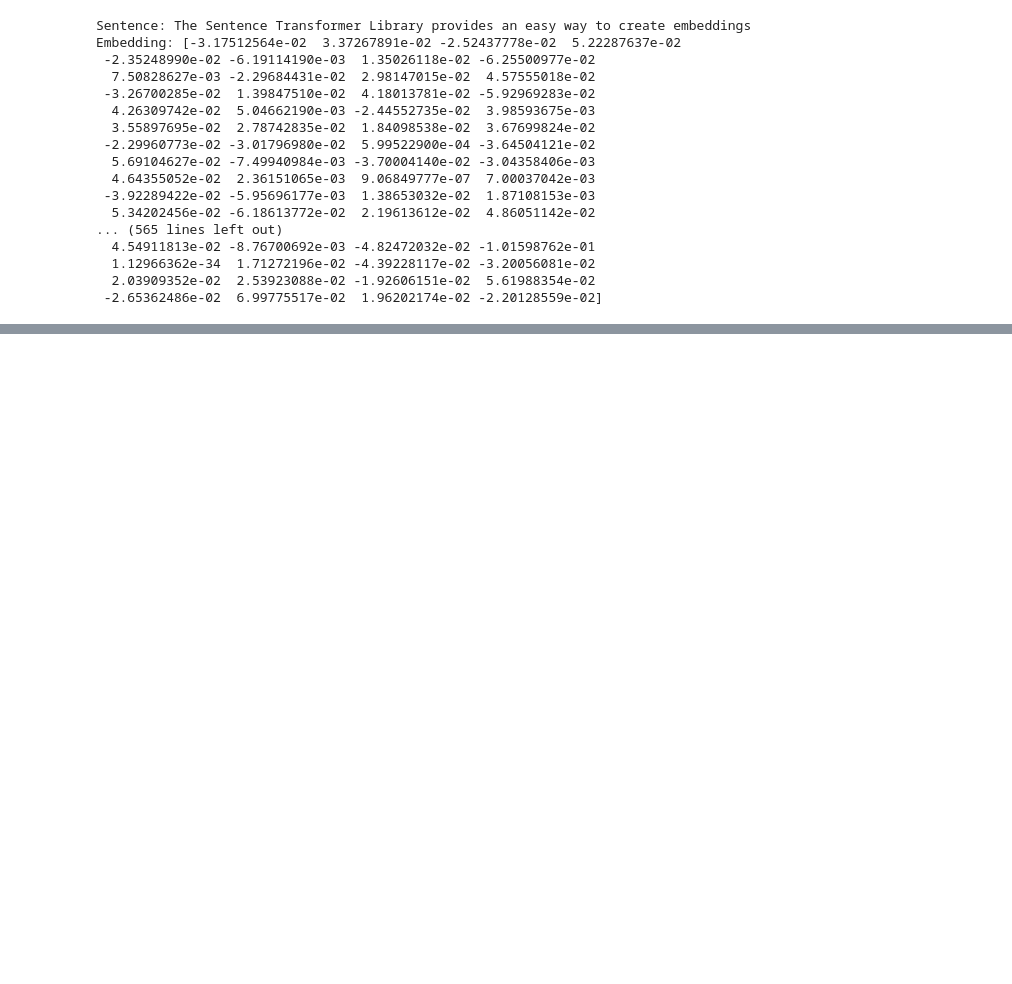
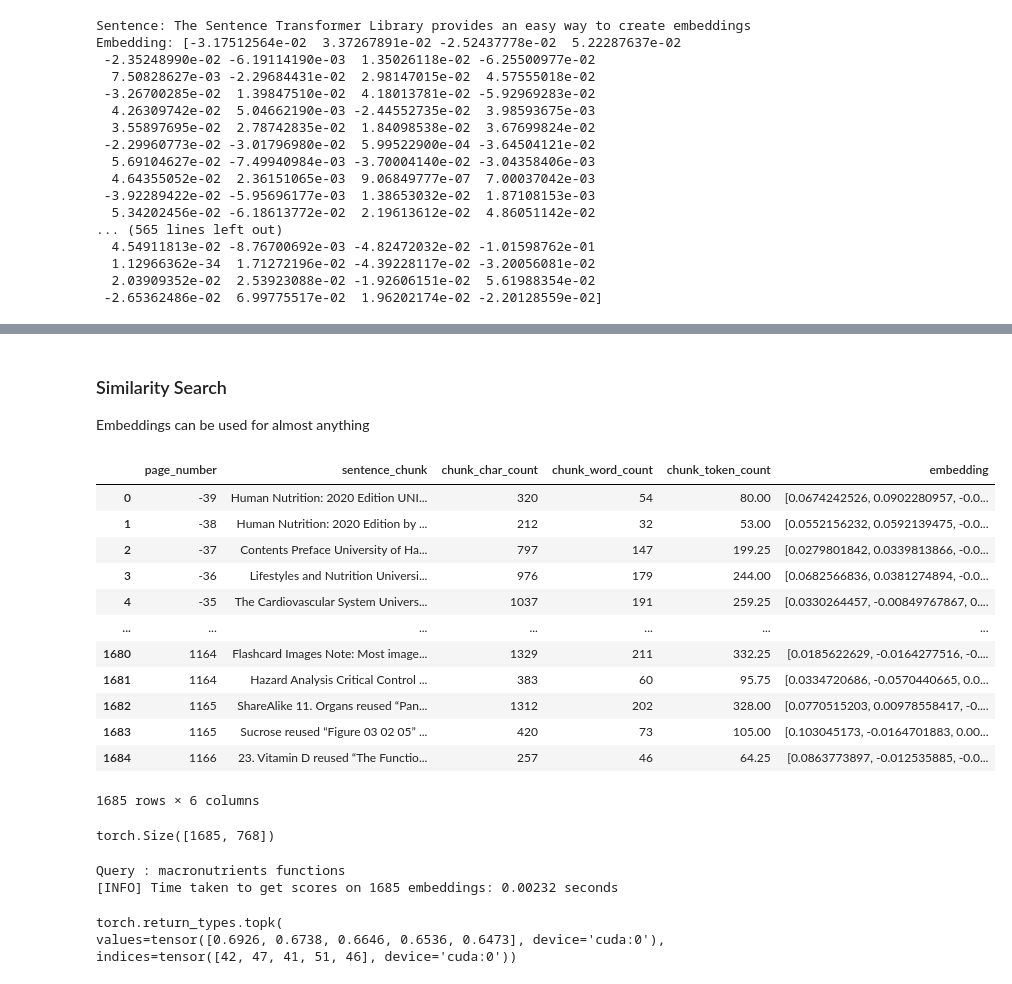
Before and after one commit to Monish-KS/RAG_Implementation, a Jupyter notebook: 00-simple-local-rag-self.ipynb, the cells around one changed output, grey strips where cells are left out. Saved outputs shown, nothing was run; the diff lists cells and outputs as text; code cells hidden in the pictures; blank space fills up the shorter version.

```diff
--- a/00-simple-local-rag-self.ipynb
+++ b/00-simple-local-rag-self.ipynb
@@ -272,3 +272,42 @@ embeddings_df_save_path = "text_chunk_and_embeddings_df.csv"
 text_chunks_and_embeddings_df.to_csv(embeddings_df_save_path, index=False)
 # %%
 text_chunks_and_embeddings_df_load = pd.read_csv("text_chunk_and_embeddings_df.csv")
+# %% [markdown]
+### Similarity Search
+
+Embeddings can be used for almost anything
+# %%
+import random
+import torch
+import numpy as np
+import pandas as pd
+
+device = "cuda" if torch.cuda.is_available() else 'cpu'
+
+text_chunks_and_embeddings_df = pd.read_csv("text_chunk_and_embeddings_df.csv")
+
+text_chunks_and_embeddings_df["embedding"] = text_chunks_and_embeddings_df["embedding"].apply(lambda x:np.fromstring(x.strip("[]") , sep=" "))
+
+embeddings = torch.tensor(np.stack(text_chunks_and_embeddings_df["embedding"].tolist(), axis=0), dtype=torch.float32).to(device)
+
+pages_and_chunks = text_chunks_and_embeddings_df.to_dict(orient="records")
+
+text_chunks_and_embeddings_df
+# %% [output]
+|  | page_number | sentence_chunk | chunk_char_count | chunk_word_count | chunk_token_count | embedding |
+| 0 | -39 | Human Nutrition: 2020 Edition UNI... | 320 | 54 | 80.00 | [0.0674242526, 0.0902280957, -0.0... |
+| 1 | -38 | Human Nutrition: 2020 Edition by ... | 212 | 32 | 53.00 | [0.0552156232, 0.0592139475, -0.0... |
+| 2 | -37 | Contents Preface University of Ha... | 797 | 147 | 199.25 | [0.0279801842, 0.0339813866, -0.0... |
+| 3 | -36 | Lifestyles and Nutrition Universi... | 976 | 179 | 244.00 | [0.0682566836, 0.0381274894, -0.0... |
+| 4 | -35 | The Cardiovascular System Univers... | 1037 | 191 | 259.25 | [0.0330264457, -0.00849767867, 0.... |
+| ... | ... | ... | ... | ... | ... | ... |
+| 1680 | 1164 | Flashcard Images Note: Most image... | 1329 | 211 | 332.25 | [0.0185622629, -0.0164277516, -0.... |
+| 1681 | 1164 | Hazard Analysis Critical Control ... | 383 | 60 | 95.75 | [0.0334720686, -0.0570440665, 0.0... |
+| 1682 | 1165 | ShareAlike 11. Organs reused “Pan... | 1312 | 202 | 328.00 | [0.0770515203, 0.00978558417, -0.... |
+| 1683 | 1165 | Sucrose reused “Figure 03 02 05” ... | 420 | 73 | 105.00 | [0.103045173, -0.0164701883, 0.00... |
+| 1684 | 1166 | 23. Vitamin D reused “The Functio... | 257 | 46 | 64.25 | [0.0863773897, -0.012535885, -0.0... |
+1685 rows × 6 columns
+# %%
+embeddings.shape
+# %% [output]
+torch.Size([1685, 768])
@@ -274,0 +318,28 @@ text_chunks_and_embeddings_df_load = pd.read_csv("text_chunk_and_embeddings_df.c
+# %%
+# Define The query
+
+query = "macronutrients functions"
+print(f'Query : {query}')
+
+#Embed query
+query_embedding = embedding_model.encode(query,convert_to_tensor=True).to("cuda")
+
+#Get similarity scores
+from time import perf_counter as timer
+
+start_time = timer()
+dot_scores = util.dot_score(a = query_embedding, b = embeddings)[0]
+end_time= timer()
+
+print(f"[INFO] Time taken to get scores on {len(embeddings)} embeddings: {end_time - start_time:.5f} seconds")
+
+#Get the top-k results
+
+top_results_dot_product = torch.topk(dot_scores, k = 5)
+top_results_dot_product
+# %% [output]
+Query : macronutrients functions
+[INFO] Time taken to get scores on 1685 embeddings: 0.00232 seconds
+torch.return_types.topk(
+values=tensor([0.6926, 0.6738, 0.6646, 0.6536, 0.6473], device='cuda:0'),
+indices=tensor([42, 47, 41, 51, 46], device='cuda:0'))
```
Also changed, not shown: parts of 10 cells of this notebook.
